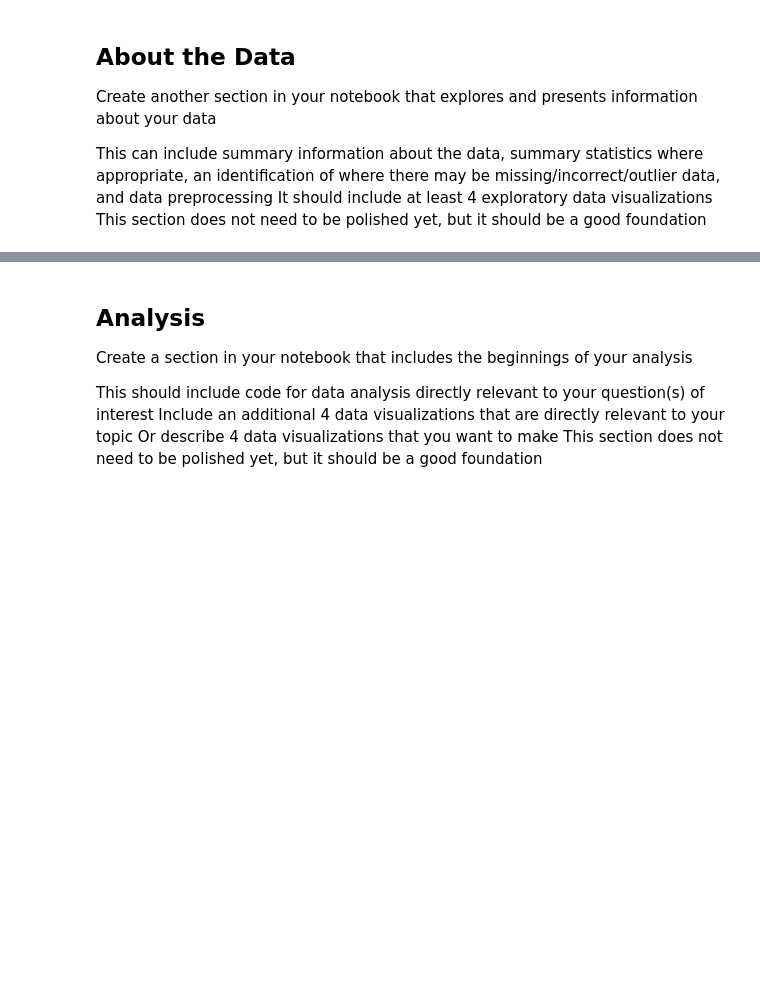
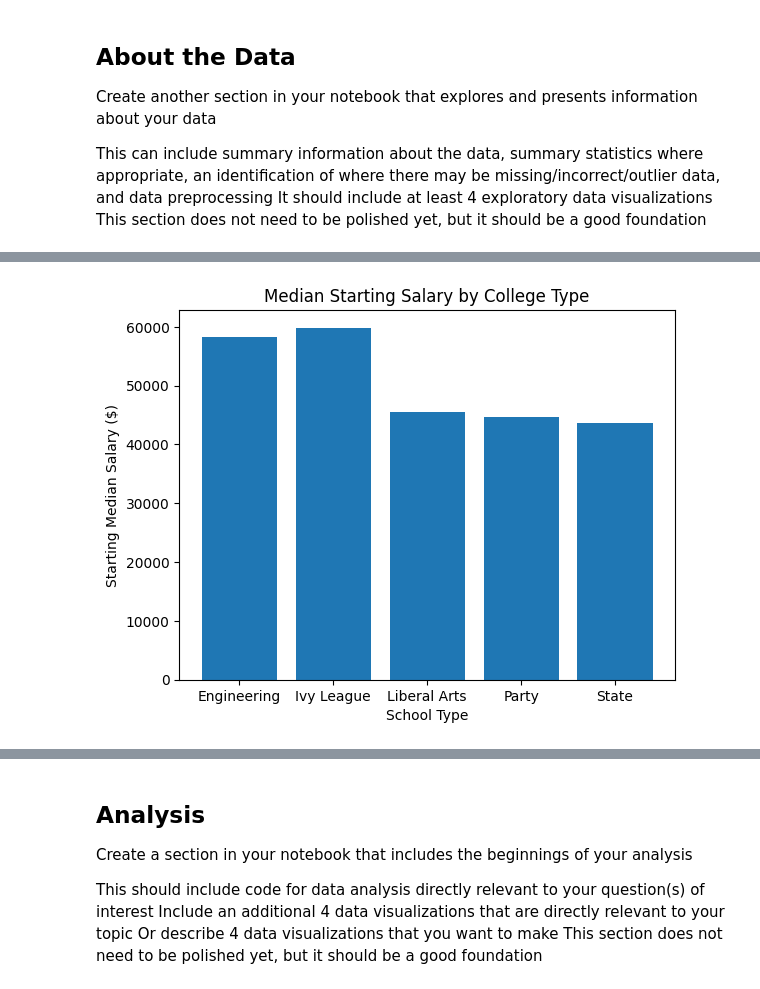
Before and after one commit to ashleyalee/DH140-Final, a Jupyter notebook: dh-140-final-AL.ipynb, the cells around one changed output, grey strips where cells are left out. Cells and saved outputs as stored; diff of their text form; code cells hidden in the pictures; blank space fills up the shorter version.

```diff
--- a/dh-140-final-AL.ipynb
+++ b/dh-140-final-AL.ipynb
@@ -54,0 +102,13 @@ salaries
+# %%
+# Group the data by college type and calculate the median starting salary
+grouped_df = salaries.groupby('School Type')['Starting Median Salary'].median().reset_index()
+
+# Create a bar plot
+plt.bar(grouped_df['School Type'], grouped_df['Starting Median Salary'])
+plt.xlabel('School Type')
+plt.ylabel('Starting Median Salary ($)')
+plt.title('Median Starting Salary by College Type')
+
+plt.show()
+# %% [output]
+[figure, added]
```
Also changed, not shown: parts of 8 cells of this notebook, 14 other files.
